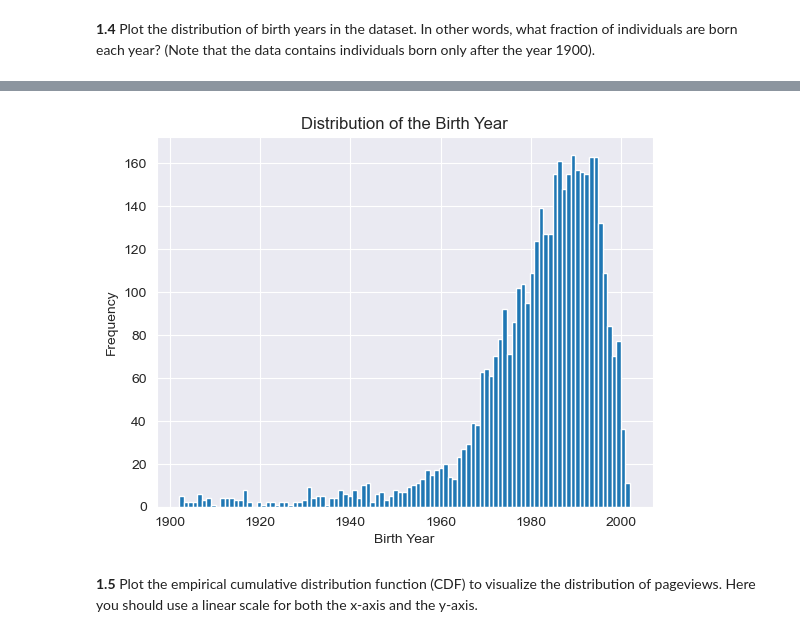
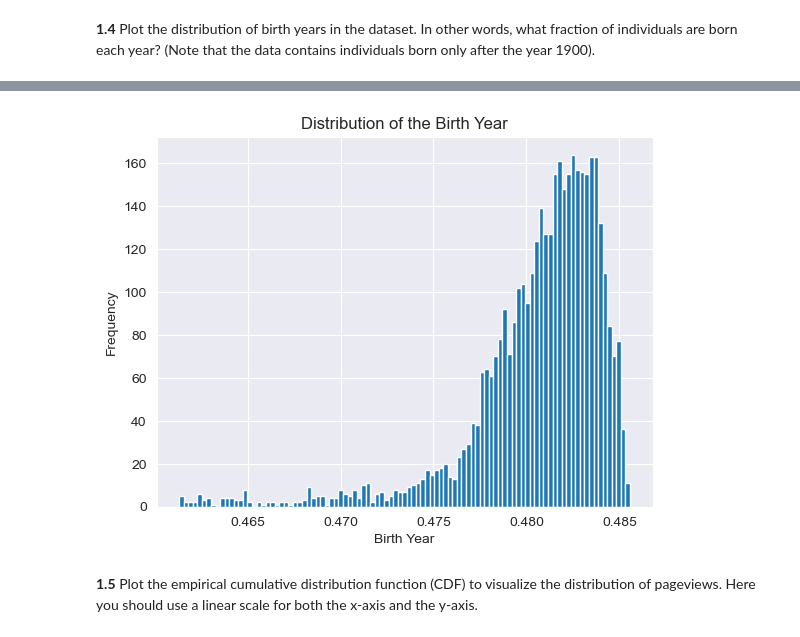
Before and after one commit to JackRuihang/2022, a Jupyter notebook: Homework/02 - Regression Observational Studies Stats and Supervised Learning/hw2_jrh.ipynb, the cells around one changed output, grey strips where cells are left out. Cells and saved outputs as stored; diff of their text form; code cells hidden in the pictures.

```diff
--- a/Homework/02 - Regression Observational Studies Stats and Supervised Learning/hw2_jrh.ipynb
+++ b/Homework/02 - Regression Observational Studies Stats and Supervised Learning/hw2_jrh.ipynb
@@ -72,6 +77,6 @@ pd.options.mode.chained_assignment = None  # default='warn'
 # %%
 DATA_PATH = "./data"
-TEMP_PATH = os.path.join(DATA_PATH, "japanese_athletes.csv")
+TEMP_PATH = os.path.join(DATA_PATH, "japanese_athletes.csv.gz")
 df_jap = pd.read_csv(TEMP_PATH)
 # %%
 df_jap.head()
@@ -174,12 +180,12 @@ Name: birthyear, Length: 99, dtype: int64
 # %%
-df_jap['birthyear'].plot.hist(bins=99, edgecolor='white')
+(df_jap['birthyear'] / len(df_jap['birthyear'])).plot.hist(bins=99, edgecolor='white')
 plt.title("Distribution of the Birth Year")
 plt.xlabel("Birth Year")
 plt.ylabel("Frequency")
 plt.grid(drawstyle="steps")
 plt.show()
 # %% [output]
-[figure, old version]
+[figure, new version]
 # %% [markdown]
 **1.5** Plot the empirical cumulative distribution function (CDF) to visualize the distribution of pageviews. Here you should use a linear scale for both the x-axis and the y-axis.
 # %%
```
Also changed, not shown: parts of 85 cells of this notebook, 11 other files.
